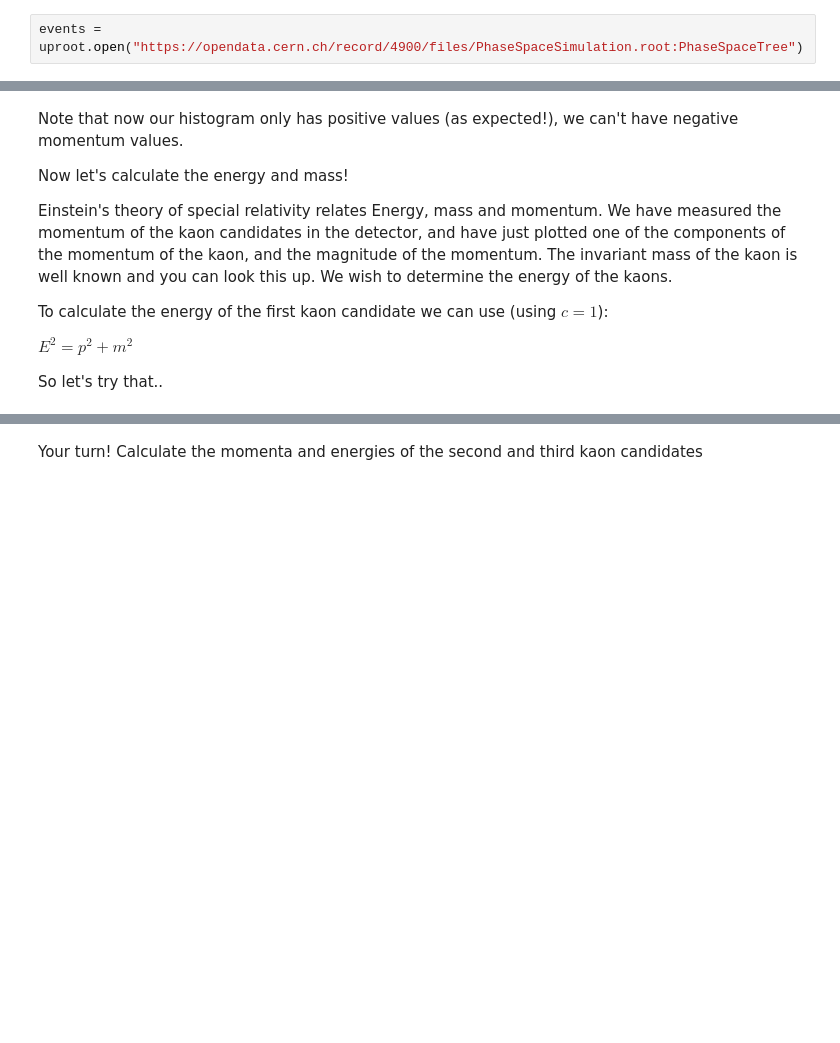
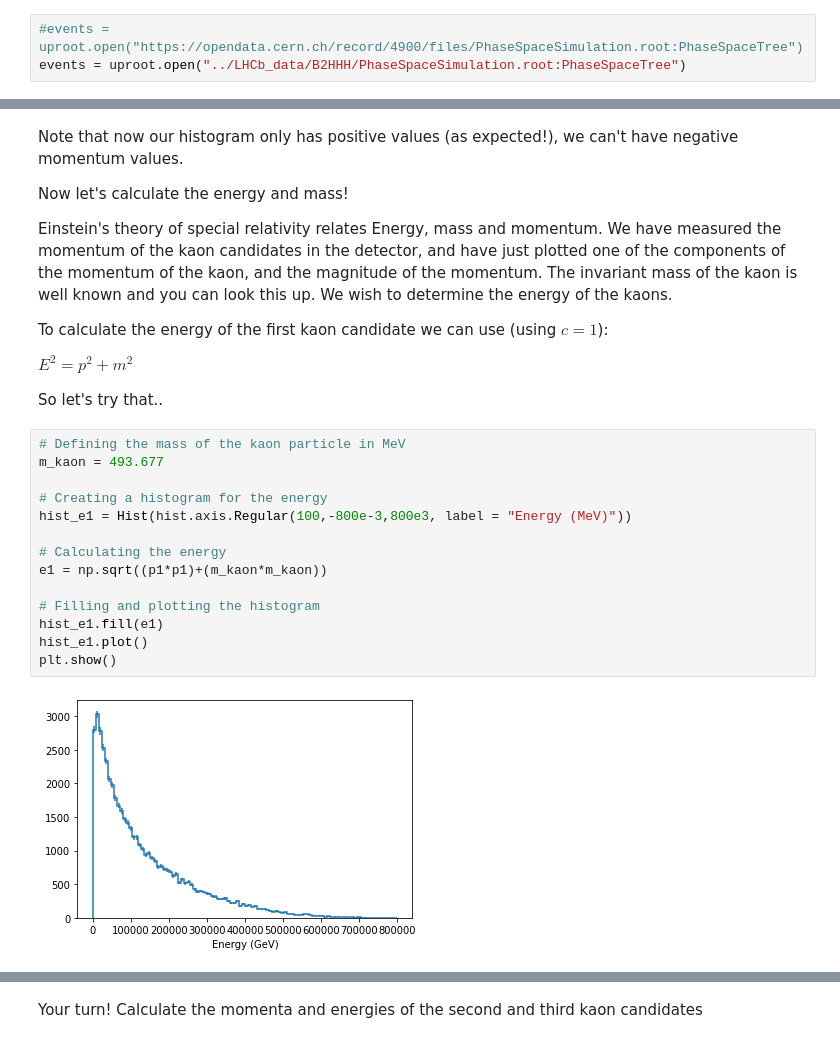
Before and after one commit to abrantesfg/LHCb_tutorials, a Jupyter notebook: Book5-Asymmetries_in_BToKKK.ipynb, the cells around one changed output, grey strips where cells are left out. Saved outputs shown, nothing was run; the diff lists cells and outputs as text; blank space fills up the shorter version.

```diff
--- a/Book5-Asymmetries_in_BToKKK.ipynb
+++ b/Book5-Asymmetries_in_BToKKK.ipynb
@@ -110,7 +111,8 @@ We see that the object called mini is a TTree type. A TTree is simply columns of
 
 Now we know what data the file contains, in future we can quickly access that data. We want to access the mini data. This can be done by executing the command below
 # %%
-events = uproot.open("https://opendata.cern.ch/record/4900/files/PhaseSpaceSimulation.root:PhaseSpaceTree")
+#events = uproot.open("https://opendata.cern.ch/record/4900/files/PhaseSpaceSimulation.root:PhaseSpaceTree")
+events = uproot.open("../LHCb_data/B2HHH/PhaseSpaceSimulation.root:PhaseSpaceTree")
 # %% [markdown]
 Let's look at contents of the TTree. Essentially all the columns in the TTree called PhaseSpaceTree
 # %%
@@ -202,5 +204,21 @@ To calculate the energy of the first kaon candidate we can use (using $c=1$):
 $ E^{2} = p^{2} + m^{2}$
 
 So let's try that..
+# %%
+# Defining the mass of the kaon particle in MeV
+m_kaon = 493.677
+
+# Creating a histogram for the energy
+hist_e1 = Hist(hist.axis.Regular(100,-800e-3,800e3, label = "Energy (MeV)"))
+
+# Calculating the energy
+e1 = np.sqrt((p1*p1)+(m_kaon*m_kaon))
+
+# Filling and plotting the histogram
+hist_e1.fill(e1)
+hist_e1.plot()
+plt.show()
+# %% [output]
+[figure, added]
 # %%
 # Defining the mass of the kaon particle
```
Also changed, not shown: parts of 29 cells of this notebook, 3 other files.
